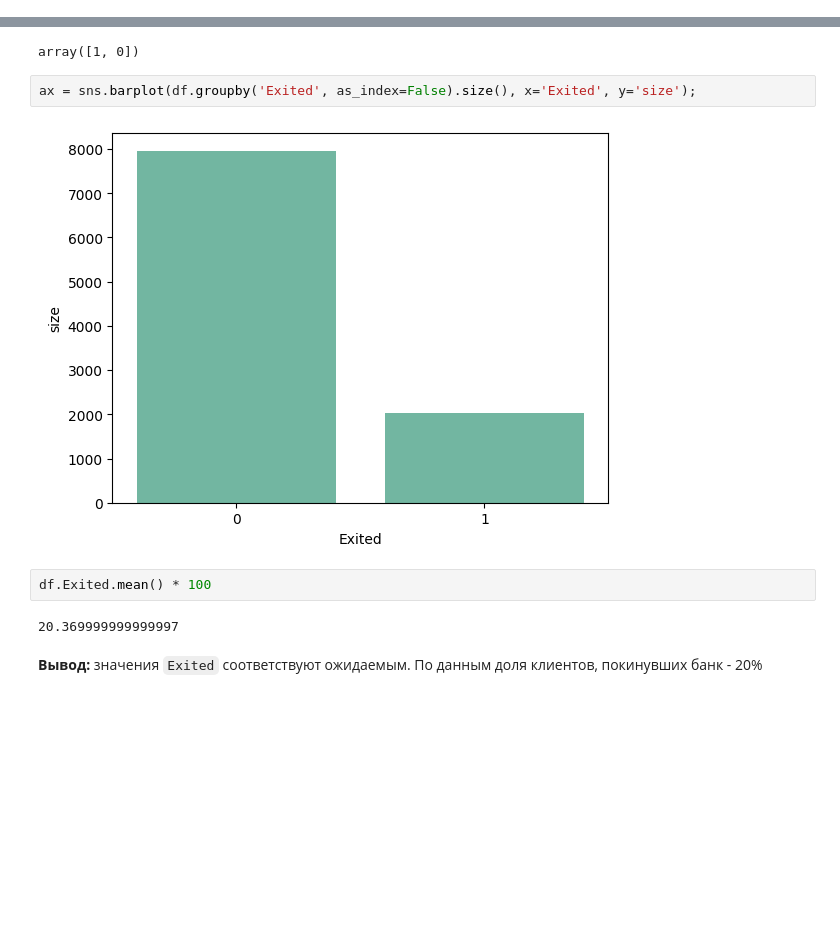
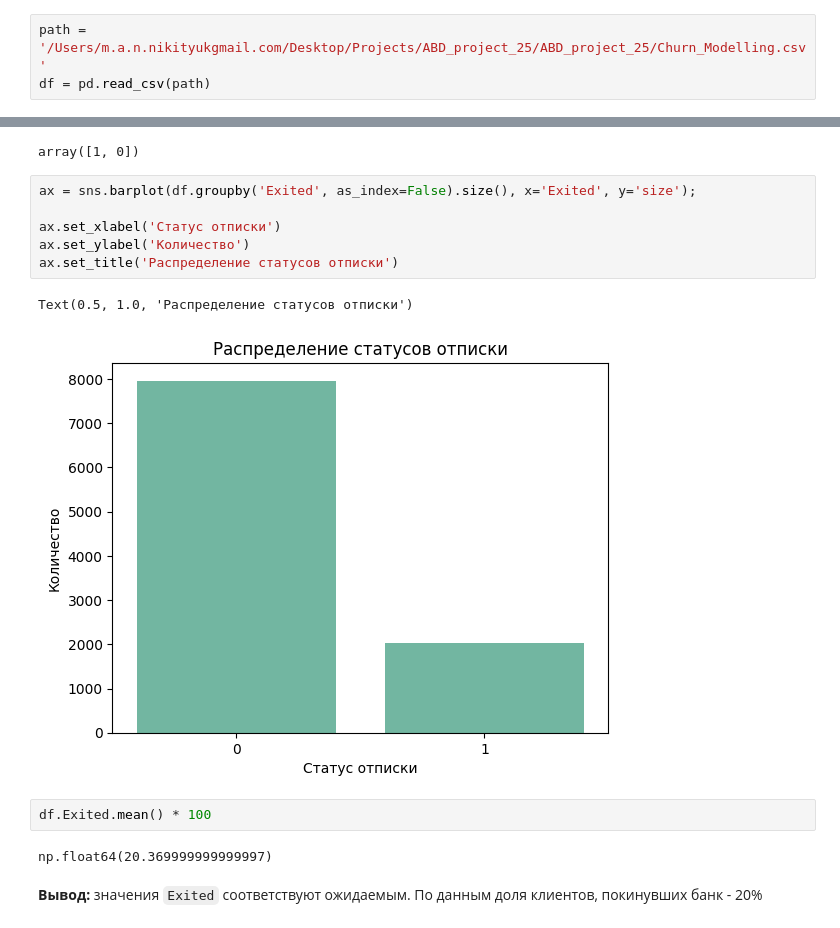
Before and after one commit to iamchris0/ABD_project_25, a Jupyter notebook: EDA/eda_petrova.ipynb, the cells around one changed output, grey strips where cells are left out. Drawn from its saved outputs; the diff is of its cells as text; blank space fills up the shorter version.

```diff
--- a/EDA/eda_petrova.ipynb
+++ b/EDA/eda_petrova.ipynb
@@ -10,3 +8,6 @@ df = pd.read_csv('Churn_Modelling.csv')
+# %%
+path = '/Users/m.a.n.nikityukgmail.com/Desktop/Projects/ABD_project_25/ABD_project_25/Churn_Modelling.csv'
+df = pd.read_csv(path)
 # %% [markdown]
 **Таблица:** данные содержат сведения о клиентах банка, целевая переменная представляет собой бинарную переменную, отражающую тот факт, покинул ли клиент банк (закрыл свой счет) или продолжает оставаться клиентом.
 # %% [markdown]
@@ -136,12 +222,17 @@ df.Exited.unique()
 array([1, 0])
 # %%
 ax = sns.barplot(df.groupby('Exited', as_index=False).size(), x='Exited', y='size');
+
+ax.set_xlabel('Статус отписки')
+ax.set_ylabel('Количество')
+ax.set_title('Распределение статусов отписки')
 # %% [output]
+Text(0.5, 1.0, 'Распределение статусов отписки')
-[figure, old version]
+[figure, new version]
 # %%
 df.Exited.mean() * 100
 # %% [output]
-20.369999999999997
+np.float64(20.369999999999997)
 # %% [markdown]
 **Вывод:** значения `Exited` соответствуют ожидаемым. По данным доля клиентов, покинувших банк - 20%
 # %% [markdown]
```
Also changed, not shown: parts of 43 cells of this notebook.
